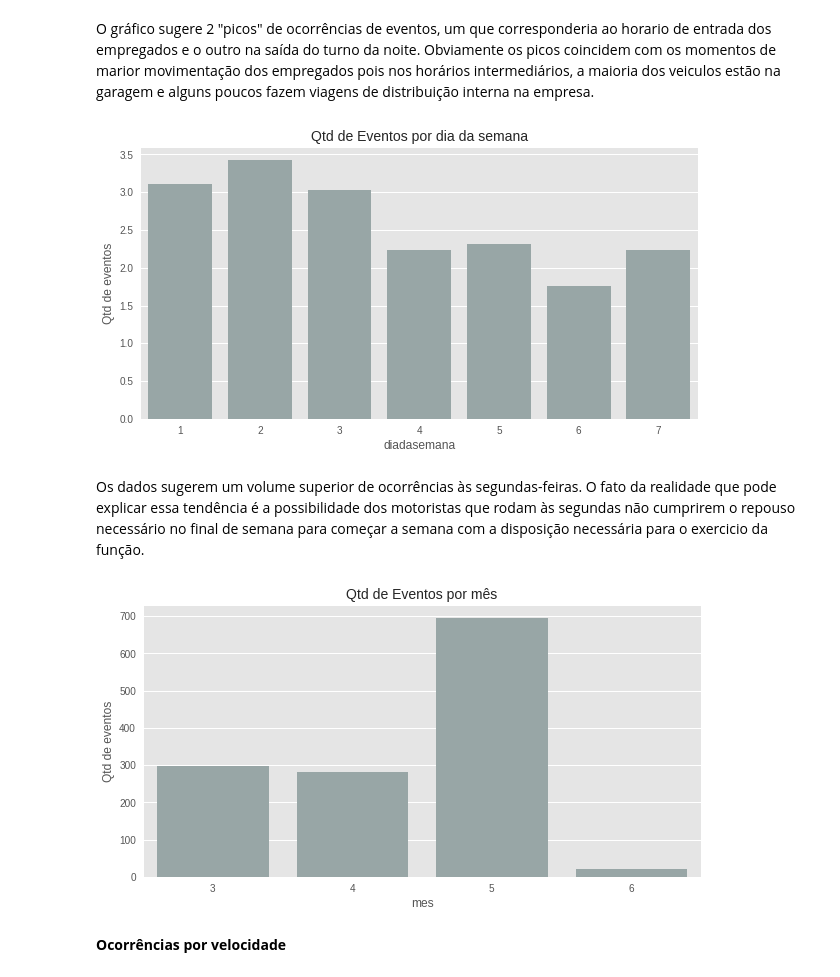
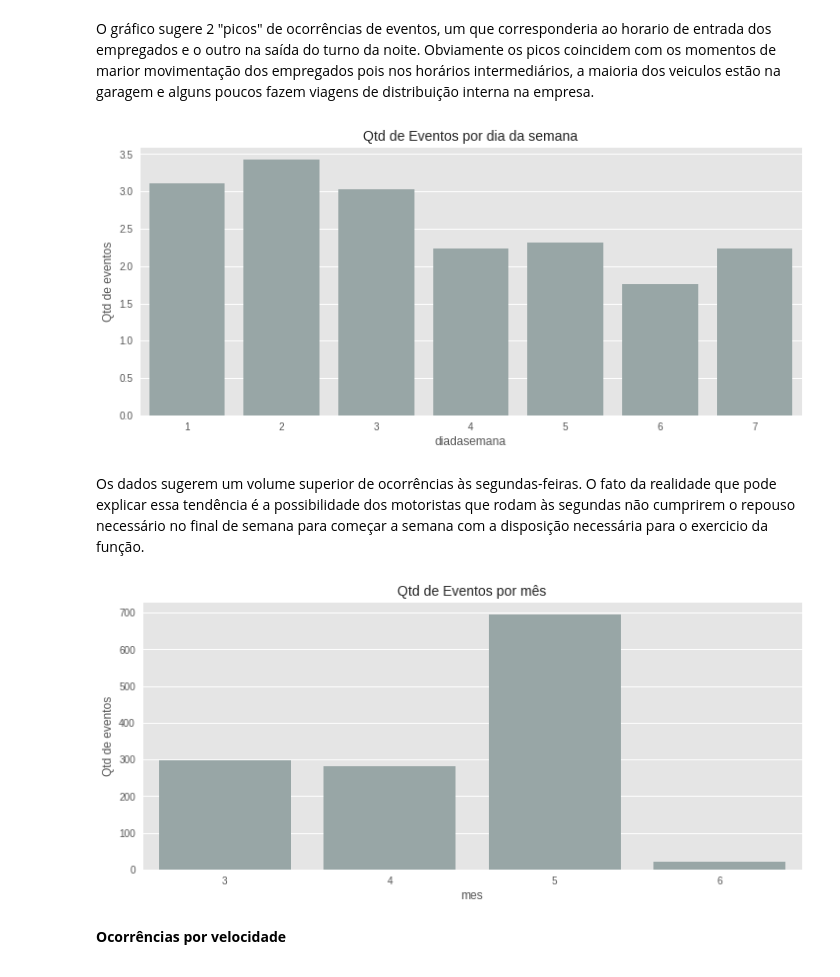
Before and after one commit to WagnerJales/fadiga_e_distracao_motoristas, a Jupyter notebook: Ocorrências_de_Fadiga_e_Distração_Análise_descritiva.ipynb, the cells around one changed output. Drawn from its saved outputs; the diff is of its cells as text; code cells hidden in the pictures.

```diff
--- a/Ocorrências_de_Fadiga_e_Distração_Análise_descritiva.ipynb
+++ b/Ocorrências_de_Fadiga_e_Distração_Análise_descritiva.ipynb
@@ -214,38 +206,37 @@ O gráfico sugere 2 "picos" de ocorrências de eventos, um que corresponderia ao
 # %%
 # Ao longo da semana
 
-
 # Tamanho da imagem
-plt.figure( figsize=(10, 5) )
+plt.figure( figsize=(12, 5) )
 
 # Titulo
 plt.title('Qtd de Eventos por dia da semana', loc='center', fontsize=14 )
 
 # Grafico
 sns.barplot( data=df2, x='diadasemana', y='Eventos', ci=None, color='#96a8a8')
 
 # Label
 plt.ylabel('Qtd de eventos');
 # %% [output]
-[figure, old version]
+[figure, new version]
 # %% [markdown]
 Os dados sugerem um volume superior de ocorrências às segundas-feiras. O fato da realidade que pode explicar essa tendência é a possibilidade dos motoristas que rodam às segundas não cumprirem o repouso necessário no final de semana para começar a semana com a disposição necessária para o exercicio da função.
 # %%
 # Ao longo dos meses
 
 # Tamanho da imagem
-plt.figure( figsize=(10, 5) )
+plt.figure( figsize=(12, 5) )
 
 # Titulo
 plt.title('Qtd de Eventos por mês', loc='center', fontsize=14 )
 
 # Grafico
-sns.barplot( data=df2, x='mes', y='Eventos', ci=None, color='#96a8a8', estimator=sum )
+sns.barplot( data=df2, x='mes', y='Eventos', ci=None, color='#96a8a8', estimator=sum)
 
 # Label
 plt.ylabel('Qtd de eventos');
 # %% [output]
-[figure, old version]
+[figure, new version]
 # %% [markdown]
 **Ocorrências por velocidade**
 # %%
```
Also changed, not shown: parts of 18 cells of this notebook.
